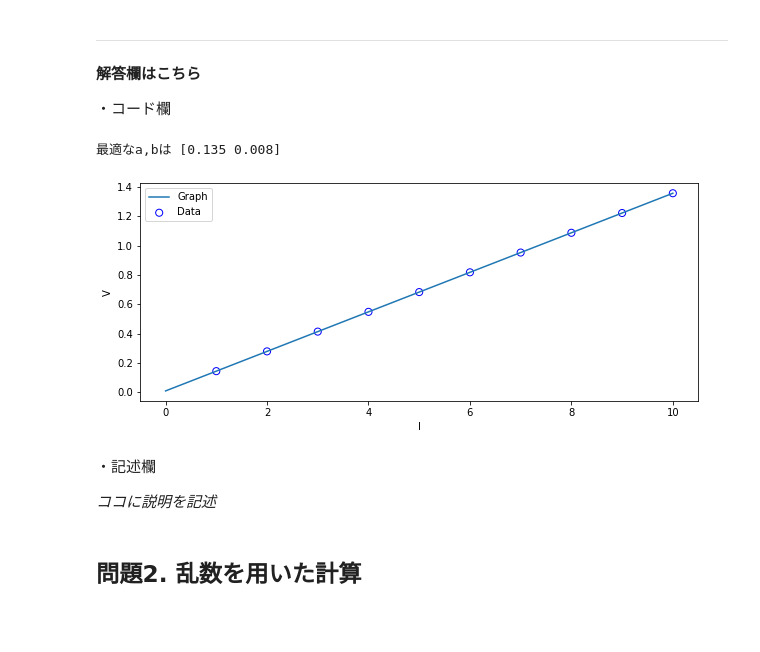
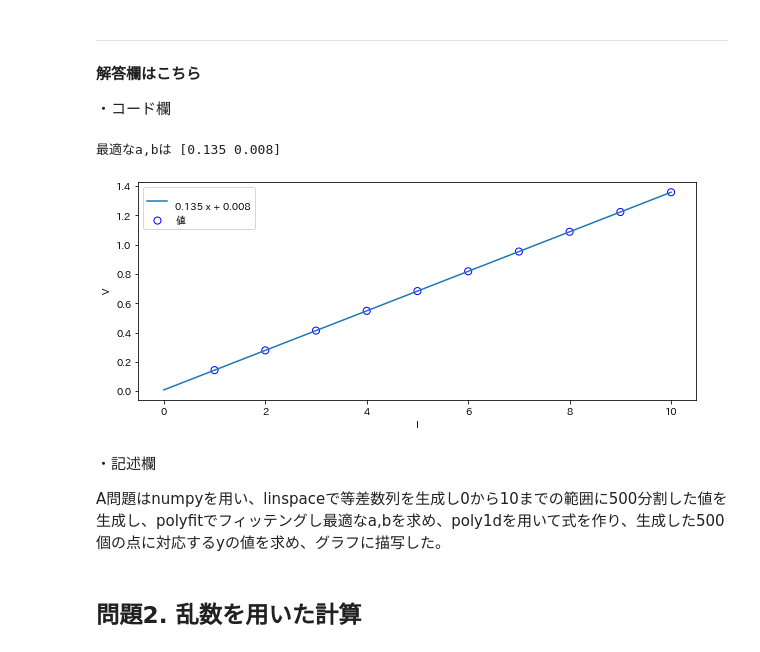
Before and after one commit to Usuyuki/Report2_AdDS2020, a Jupyter notebook: Report2_AdDS2020_202170U.ipynb, the cells around one changed output. Cells and saved outputs as stored; diff of their text form; code cells hidden in the pictures; blank space fills up the shorter version.

```diff
--- a/Report2_AdDS2020_202170U.ipynb
+++ b/Report2_AdDS2020_202170U.ipynb
@@ -224,43 +220,44 @@ D 個の点 {x1,x2,...,xD} でのyの値 {y1,y2,...,yD} が観測されている
 # %%
 #A問題
 # ノート6章を参考に、numpyの機能を用いて
 # $f(x)=ax+b$という直線で上のデータをフィット(つまり傾き$a$と切片$b$を"最適化")し、
 # 最適な$a,b$を答えよ.
 # また、その時の$y=ax+b$の直線を上の図に加えてプロットせよ
-#データは上からもってくる
+x = [1.0, 2.0, 3.0, 4.0, 5.0, 6.0, 7.0, 8.0, 9.0, 10.0]
+y = [0.143, 0.278, 0.413, 0.548, 0.683, 0.818, 0.953, 1.088, 1.223, 1.358]
 import numpy as np
-p=1 #式の次数
+import matplotlib.pyplot as plt
+p=1 #式の次数(1次式)
 #グラフ描画用 xp はxpredictionに由来
-xp = np.linspace(0, 10, 500) #等差数列を生成、間隔（公差）ではなく要素数を指定 (最初、最後、要素数)を指定。それらに応じた間隔（公差）が自動的に算出　0から1までを500分割←多項式プロットを実現
+xp = np.linspace(0, 10, 500) #等差数列を生成、間隔（公差）ではなく要素数を指定 (最初、最後、要素数)を指定。それらに応じた間隔（公差）が自動的に算出　0から10までを500分割←多項式プロットを実現
 #print("this is xp",xp)#xp→ [ 0.   0.02004008  0.04008016  0.06012024  0.08016032 ……10]
 
-
-#yp = np.poly1d(np.polyfit(x, y, p))(xp)#もとめたxから対応するyを算出  poly1d(式)(代入する値)
+yp = np.poly1d(np.polyfit(x, y, p))(xp)#もとめたxから対応するyを算出  poly1d(式)(代入する値)
 #print(np.polyfit(x, y, p)) #[0.135 ,0.008]
-#print(np.poly1d([2,3]))#1x+2x+3にx=1を代入した結果6がでる
+# print(np.poly1d([2,3,1]))#1x+2x+3にx=1を代入した結果6がでる
 #print(yp) #→[0.008      0.01070541 0.01341082 0.01611623 0.01882164 0.02152705……1.358]
 #poly1dは1次元多項式オブジェクト
 #polyfitはデータのx,yの値と多項式の次元pを引数として与え、p 次の多項式でデータ (x,y) をfitしなさい
 print("最適なa,bは", np.polyfit(x,y,p))
 
 
 #グラフ描画
 fig = plt.figure(figsize=(10,4))#グラフインスタンス
 ax = fig.add_subplot(111)#グラフ描画
 ax.set_xlabel("I"); ax.set_ylabel("V")#ラベルの設定
 # ax.scatter(x, y, facecolor="none", edgecolor="b", s=50)#散布図描画
-ax.scatter(x, y, facecolor="none", edgecolor="b", s=50, label="Data")
-ax.plot(xp, yp,label="Graph")
+ax.scatter(x, y, facecolor="none", edgecolor="b", s=50, label="値")
+ax.plot(xp, yp,label=np.poly1d(np.polyfit(x, y, p)))
 ax.legend()#凡例描画
 plt.show()
 plt.close()
 # %% [output]
 最適なa,bは [0.135 0.008]
-[figure, old version]
+[figure, new version]
-# %% [markdown]
-・記述欄
-
-*ココに説明を記述*
+# %% [markdown]
+・記述欄
+
+A問題はnumpyを用い、linspaceで等差数列を生成し0から10までの範囲に500分割した値を生成し、polyfitでフィッテングし最適なa,bを求め、poly1dを用いて式を作り、生成した500個の点に対応するyの値を求め、グラフに描写した。
 # %% [markdown]
 
 ## 問題2. 乱数を用いた計算
```
Also changed, not shown: parts of 10 cells of this notebook.
